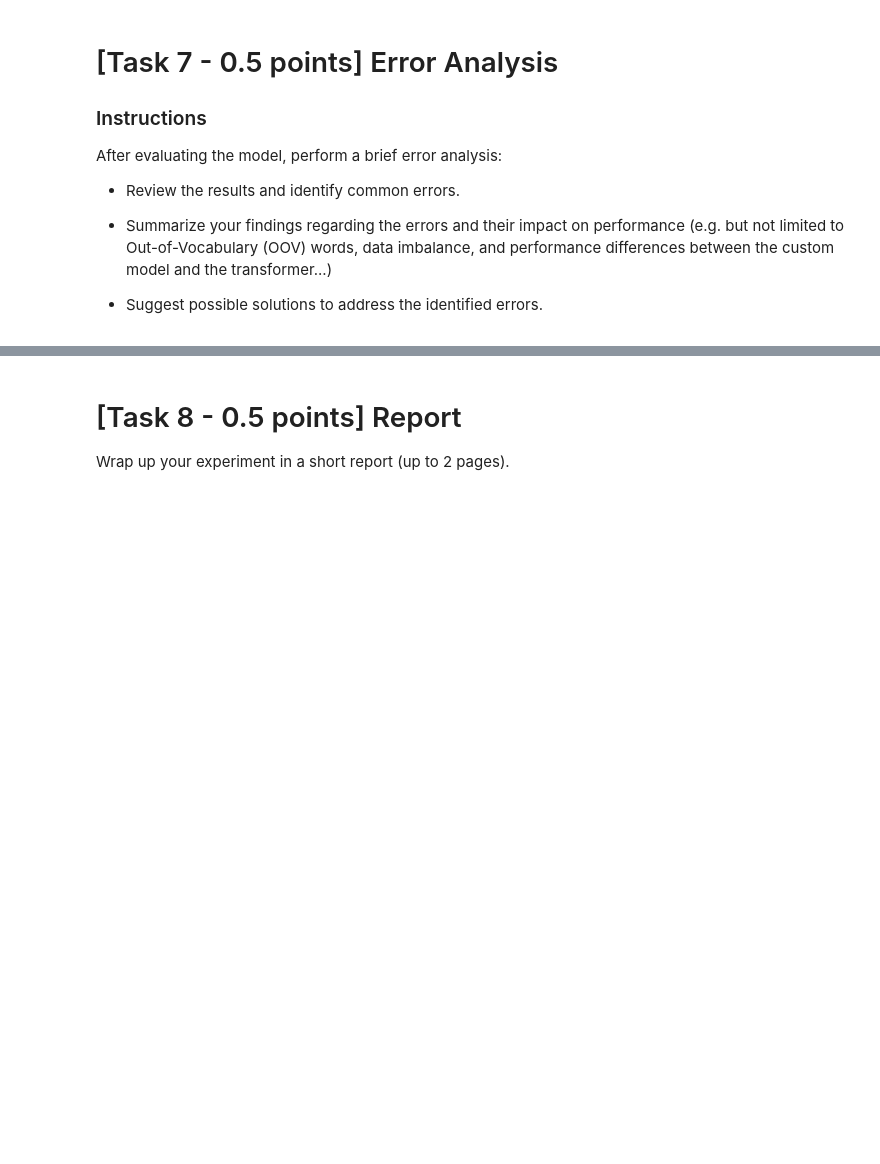
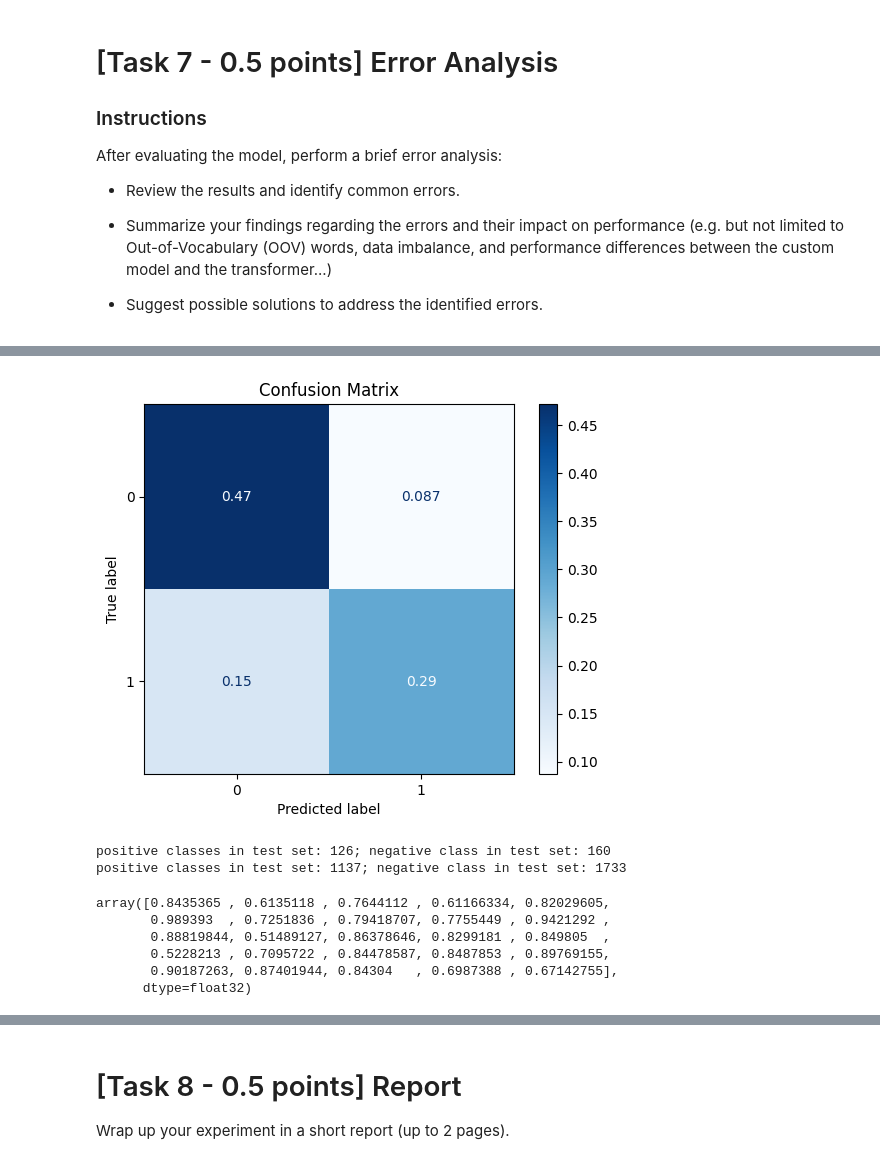
Before and after one commit to point516/nlp_grind, a Jupyter notebook: sx_classification.ipynb, the cells around one changed output, grey strips where cells are left out. Saved outputs shown, nothing was run; the diff lists cells and outputs as text; code cells hidden in the pictures; blank space fills up the shorter version.

```diff
--- a/sx_classification.ipynb
+++ b/sx_classification.ipynb
@@ -792,0 +851,18 @@ After evaluating the model, perform a brief error analysis:
+# %%
+# Calculate confusion matrix
+cm = confusion_matrix(y_test, y_pred_classes, normalize='all')
+
+# Display confusion matrix using sklearn's visualization tool
+disp = ConfusionMatrixDisplay(confusion_matrix=cm, display_labels=[0, 1])
+disp.plot(cmap=plt.cm.Blues)
+plt.title('Confusion Matrix')
+plt.show()
+# %% [output]
+[figure, added]
+# %%
+#check whether testset is imbalanced
+print(f"positive classes in test set: {(y_test == 1).sum()}; negative class in test set: {(y_test == 0).sum()}")
+print(f"positive classes in test set: {(y_train == 1).sum()}; negative class in test set: {(y_train == 0).sum()}")
+# %% [output]
+positive classes in test set: 126; negative class in test set: 160
+positive classes in test set: 1137; negative class in test set: 1733
@@ -792,0 +877,9 @@ After evaluating the model, perform a brief error analysis:
+# %%
+y_pred_probs[false_positives]
+# %% [output]
+array([0.8435365 , 0.6135118 , 0.7644112 , 0.61166334, 0.82029605,
+       0.989393  , 0.7251836 , 0.79418707, 0.7755449 , 0.9421292 ,
+       0.88819844, 0.51489127, 0.86378646, 0.8299181 , 0.849805  ,
+       0.5228213 , 0.7095722 , 0.84478587, 0.8487853 , 0.89769155,
+       0.90187263, 0.87401944, 0.84304   , 0.6987388 , 0.67142755],
+      dtype=float32)
```
Also changed, not shown: parts of 20 cells of this notebook.
